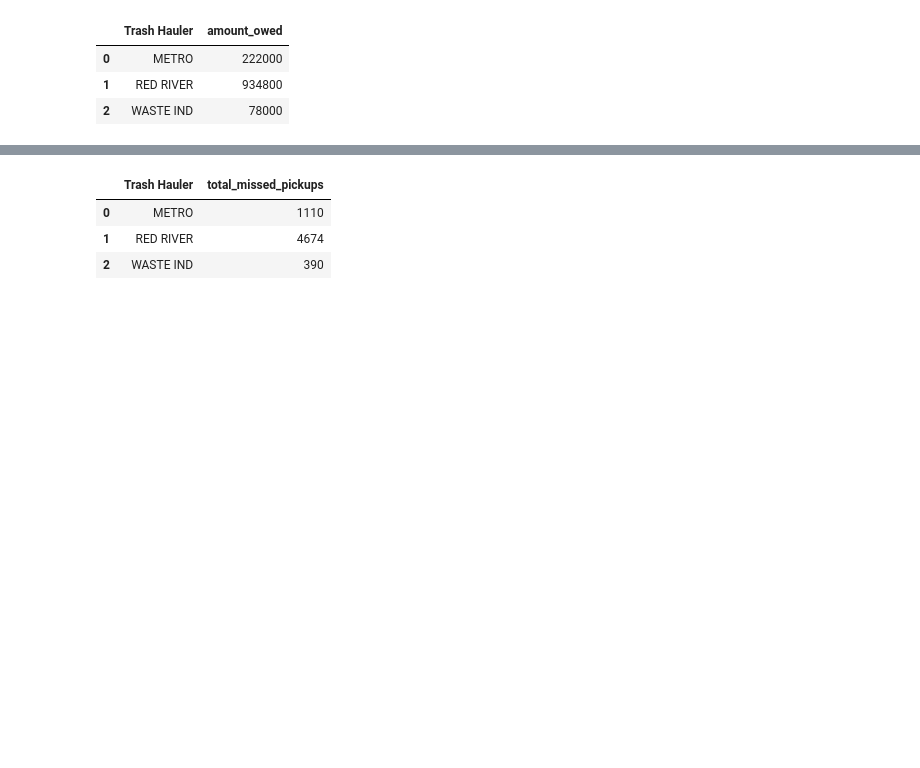
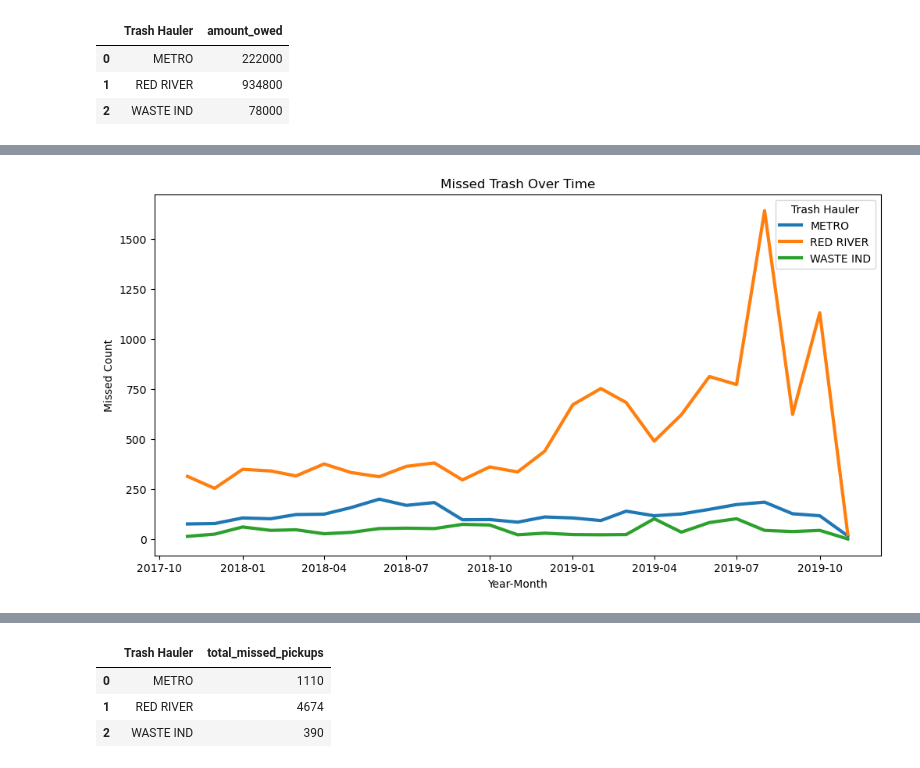
Before and after one commit to NSS-Data-Analytics-Cohort-17/trash-haulers-japan, a Jupyter notebook: scripts/trash_project_Tom.ipynb, the cells around one changed output, grey strips where cells are left out. Saved outputs shown, nothing was run; the diff lists cells and outputs as text; code cells hidden in the pictures; blank space fills up the shorter version.

```diff
--- a/scripts/trash_project_Tom.ipynb
+++ b/scripts/trash_project_Tom.ipynb
@@ -293,3 +312,28 @@ owed_by_hauler.head()
 | 0 | METRO | 222000 |
 | 1 | RED RIVER | 934800 |
 | 2 | WASTE IND | 78000 |
+# %%
+date_hauler_df = trash_df.copy()
+date_hauler_df['month'] = date_hauler_df['Date Opened'].dt.to_period('M')
+date_hauler_df = (date_hauler_df
+ .groupby(['month', 'Trash Hauler'])['Missed Trash']
+ .sum()
+ .reset_index()
+ .rename(columns={'Missed Trash': 'missed_count_new'})
+)
+
+date_hauler_df['month'] = date_hauler_df['month'].dt.to_timestamp()
+
+date_hauler_new = date_hauler_df.pivot(index = 'month', columns = 'Trash Hauler', values = 'missed_count_new')
+
+date_hauler_new.head()
+#date_df['Metro'] = (date_df['Trash Hauler'] == 'METRO').count()
+#date_df['Red River'] = (date_df['Trash Hauler'] == 'RED RIVER').count()
+#date_df['Waste Ind'] = (date_df['Trash Hauler'] == 'WASTE IND').count()
+
+#date_df.head()
+#date_df['Missed Date'] = pd.to_datetime(trash_df['Date Opened'])
+#date_df.head()
+
+#owed_by_hauler
+#owed_by_hauler_line = sns.lineplot(data=owed_by_hauler, x='Missed Date', y='amount_owed')
@@ -296,3 +351,14 @@ owed_by_hauler.head()
+# %%
+plt.figure(figsize=(12, 6))
+date_hauler_df_line = sns.lineplot(data=date_hauler_df, x='month', y='missed_count_new', hue='Trash Hauler', linewidth=3)
+date_hauler_df_line.set_title('Missed Trash Over Time')
+date_hauler_df_line.set_xlabel('Year-Month')
+date_hauler_df_line.set_ylabel('Missed Count')
+#date_hauler_df_line.grid(axis='x')
+#date_hauler_df_line.set_xticks(range(0, 1000000, 100000))
+plt.savefig('date_hauler_df_line.png', dpi=300, bbox_inches='tight')
+# %% [output]
+[figure, added]
 # %%
 plt.figure(figsize=(10, 6))
 
```
Also changed, not shown: parts of 22 cells of this notebook, 12 other files.
